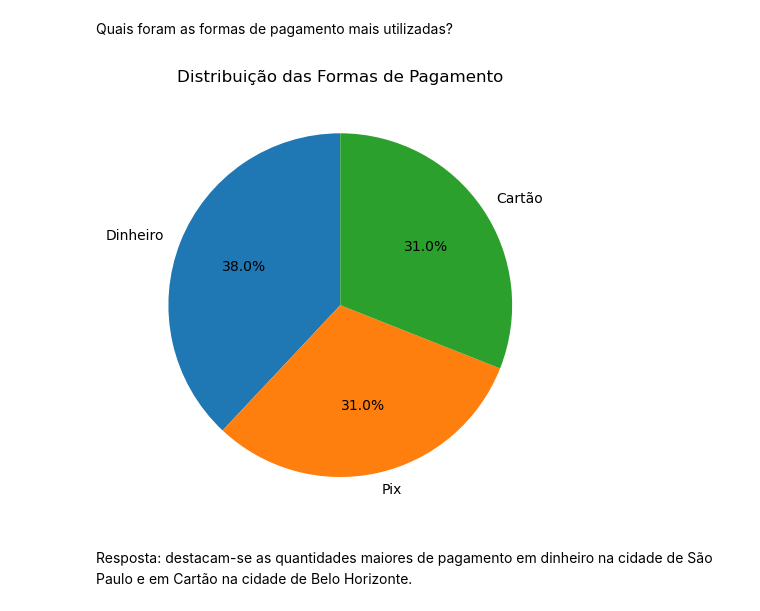
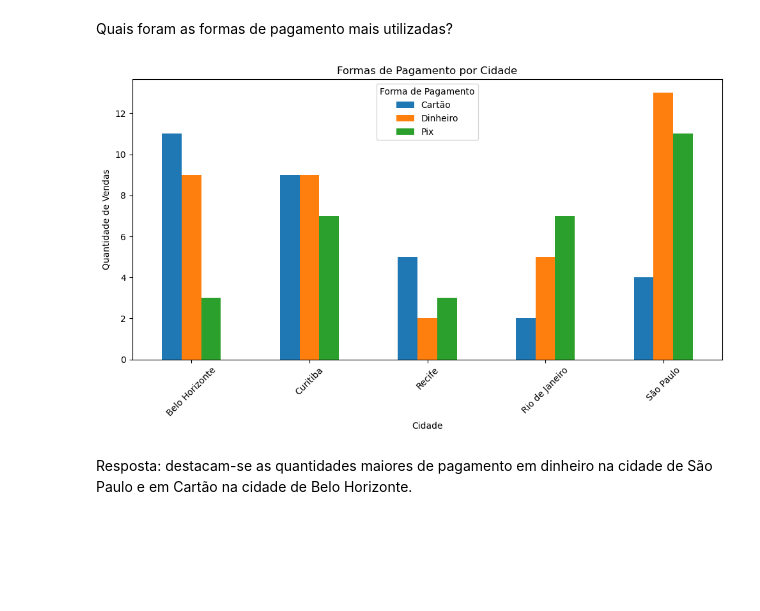
Before and after one commit to MuriloNellis22/analise_vendas_loja, a Jupyter notebook: analise_loja.ipynb, the cells around one changed output. Cells and saved outputs as stored; diff of their text form; code cells hidden in the pictures; blank space fills up the shorter version.

```diff
--- a/analise_loja.ipynb
+++ b/analise_loja.ipynb
@@ -80,11 +80,11 @@ grafico_categoria(categorias)
 # %% [markdown]
 Quais foram as formas de pagamento mais utilizadas?
 # %%
-pagamentos = formas_pagamento(df)
+pagamentos = pagamento_por_cidade(df)
 
-grafico_pagamentos(pagamentos)
+grafico_pagamentos_cidade(pagamentos)
 # %% [output]
-[figure, old version]
+[figure, new version]
 # %% [markdown]
 Resposta: destacam-se as quantidades maiores de pagamento em dinheiro na cidade de São Paulo e em Cartão na cidade de Belo Horizonte.
 # %% [markdown]
```
Also changed, not shown: 2 other files.
